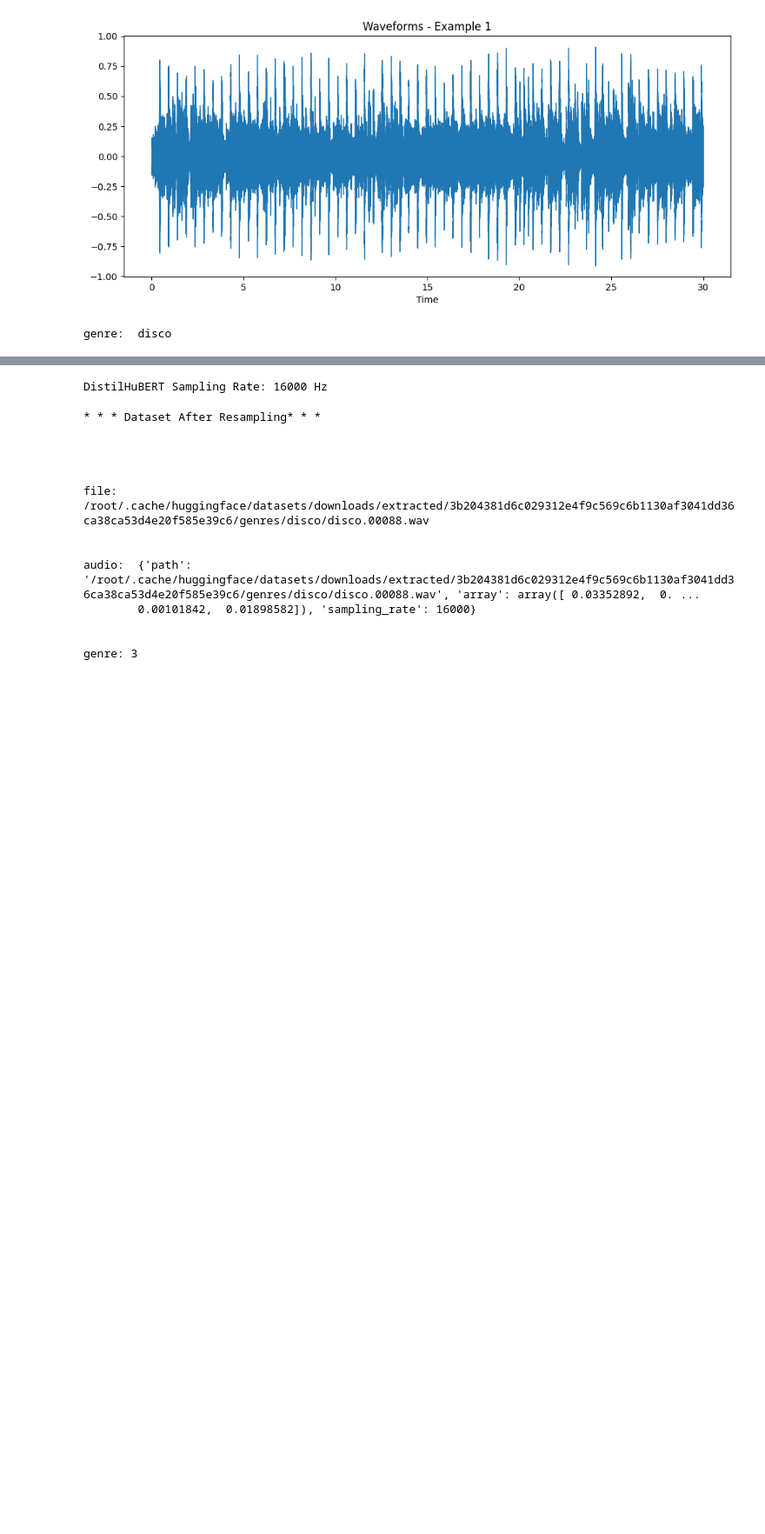
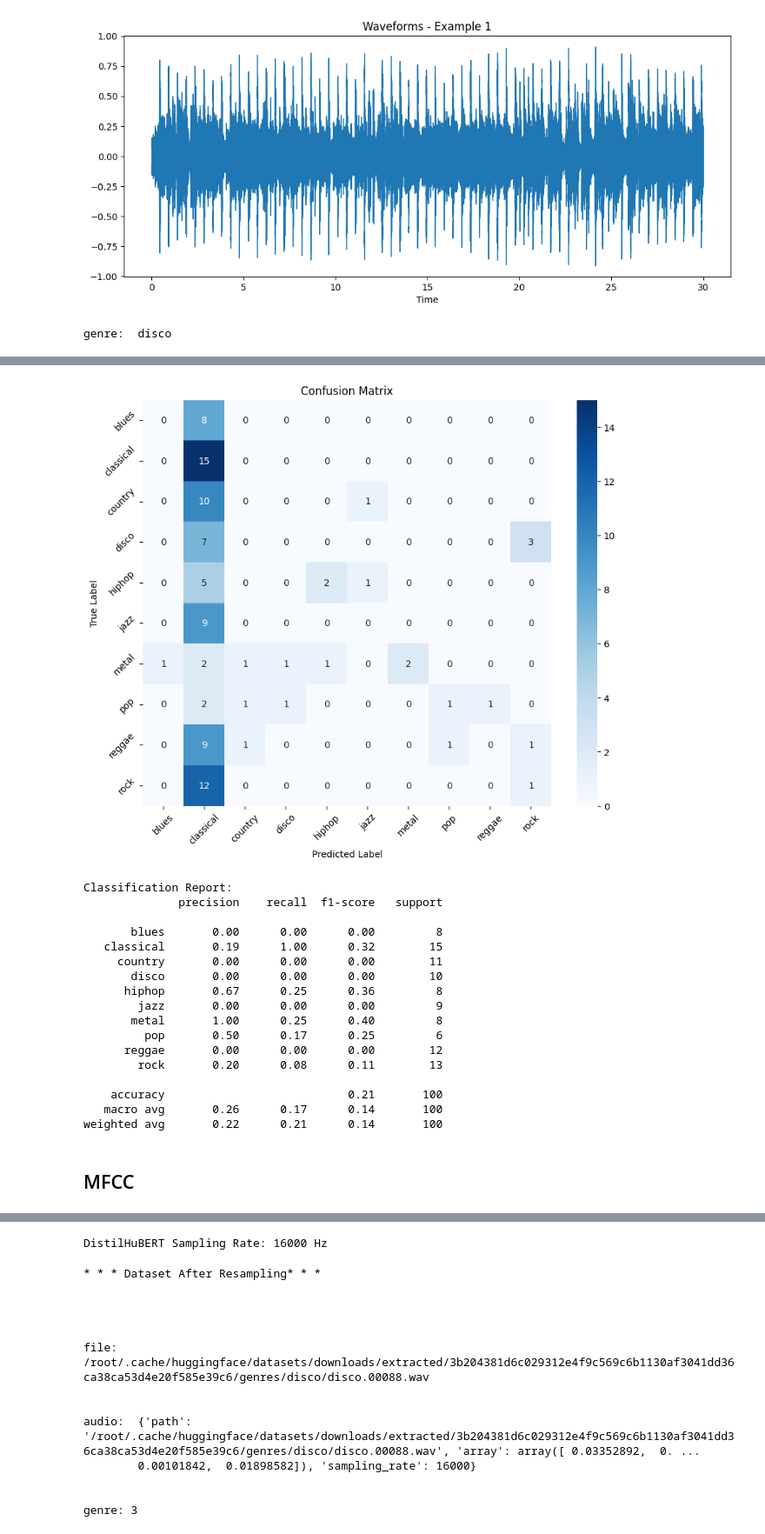
Before and after one commit to AndreaDAmicis22/DigitalSignalImageManagement, a Jupyter notebook: AudioClassification.ipynb, the cells around one changed output, grey strips where cells are left out. Shown at 87% size. Saved outputs shown, nothing was run; the diff lists cells and outputs as text; code cells hidden in the pictures; blank space fills up the shorter version.

```diff
--- a/AudioClassification.ipynb
+++ b/AudioClassification.ipynb
@@ -242,0 +289,12 @@ Audio(data = array, rate = sampling_rate)
+# %%
+def cut_fourier(fft_result, max_freq=660000):
+    """
+    Taglia la FFT e le frequenze a max_freq
+    """
+    input = np.real(fft_result)
+    output = input[:max_freq]
+    return output
+
+fft_train_cut = [cut_fourier(fft_result) for fft_result in fft_train]
+fft_validation_cut = [cut_fourier(fft_result) for fft_result in fft_validation]
+fft_test_cut = [cut_fourier(fft_result) for fft_result in fft_test]
@@ -242,0 +382,25 @@ Audio(data = array, rate = sampling_rate)
+# %%
+y_pred = model.predict(X_test)
+y_pred_classes = np.argmax(y_pred, axis=1)  # Converti one-hot in classi
+y_test_classes = np.argmax(y_test, axis=1)  # Converti one-hot in classi
+
+# Genera la confusion matrix
+cm = confusion_matrix(y_test_classes, y_pred_classes)
+
+# Etichette dei generi per asse x/y
+genre_labels = [genre_mapping[g] for g in unique_genre_ids]
+
+# Plot della Confusion Matrix
+plt.figure(figsize=(10, 8))
+sns.heatmap(cm, annot=True, fmt="d", cmap="Blues", xticklabels=genre_labels, yticklabels=genre_labels)
+plt.xlabel("Predicted Label")
+plt.ylabel("True Label")
+plt.title("Confusion Matrix")
+plt.xticks(rotation=45)
+plt.yticks(rotation=45)
+plt.show()
+
+# Report di classificazione
+print("\nClassification Report:")
+print(classification_report(y_test_classes, y_pred_classes, target_names=genre_labels))
+# %% [output]
@@ -242,0 +408,20 @@ Audio(data = array, rate = sampling_rate)
+[figure, added]
+Classification Report:
+              precision    recall  f1-score   support
+
+       blues       0.00      0.00      0.00         8
+   classical       0.19      1.00      0.32        15
+     country       0.00      0.00      0.00        11
+       disco       0.00      0.00      0.00        10
+      hiphop       0.67      0.25      0.36         8
+        jazz       0.00      0.00      0.00         9
+       metal       1.00      0.25      0.40         8
+         pop       0.50      0.17      0.25         6
+      reggae       0.00      0.00      0.00        12
+        rock       0.20      0.08      0.11        13
+
+    accuracy                           0.21       100
+   macro avg       0.26      0.17      0.14       100
+weighted avg       0.22      0.21      0.14       100
+# %% [markdown]
+## MFCC
```
Also changed, not shown: parts of 26 cells of this notebook.
